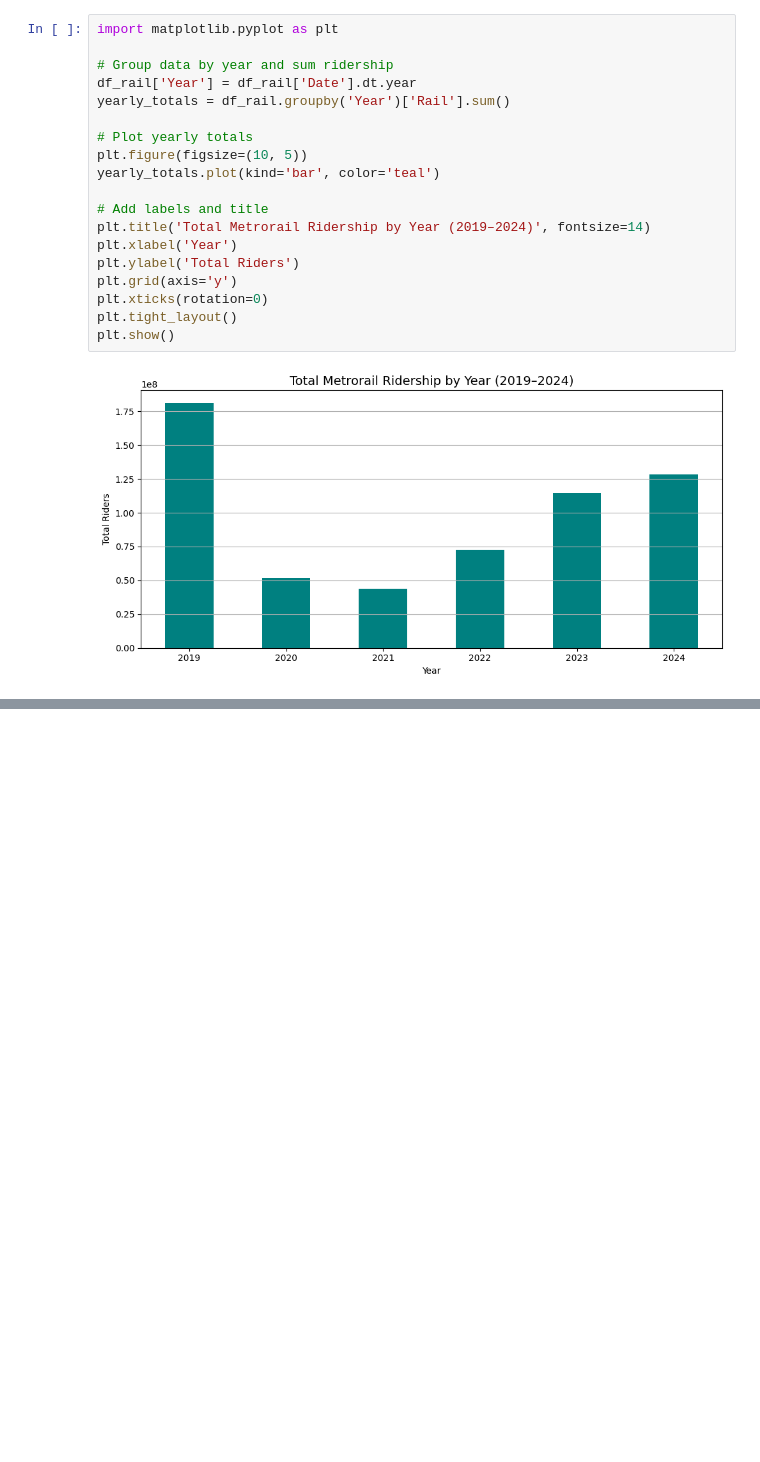
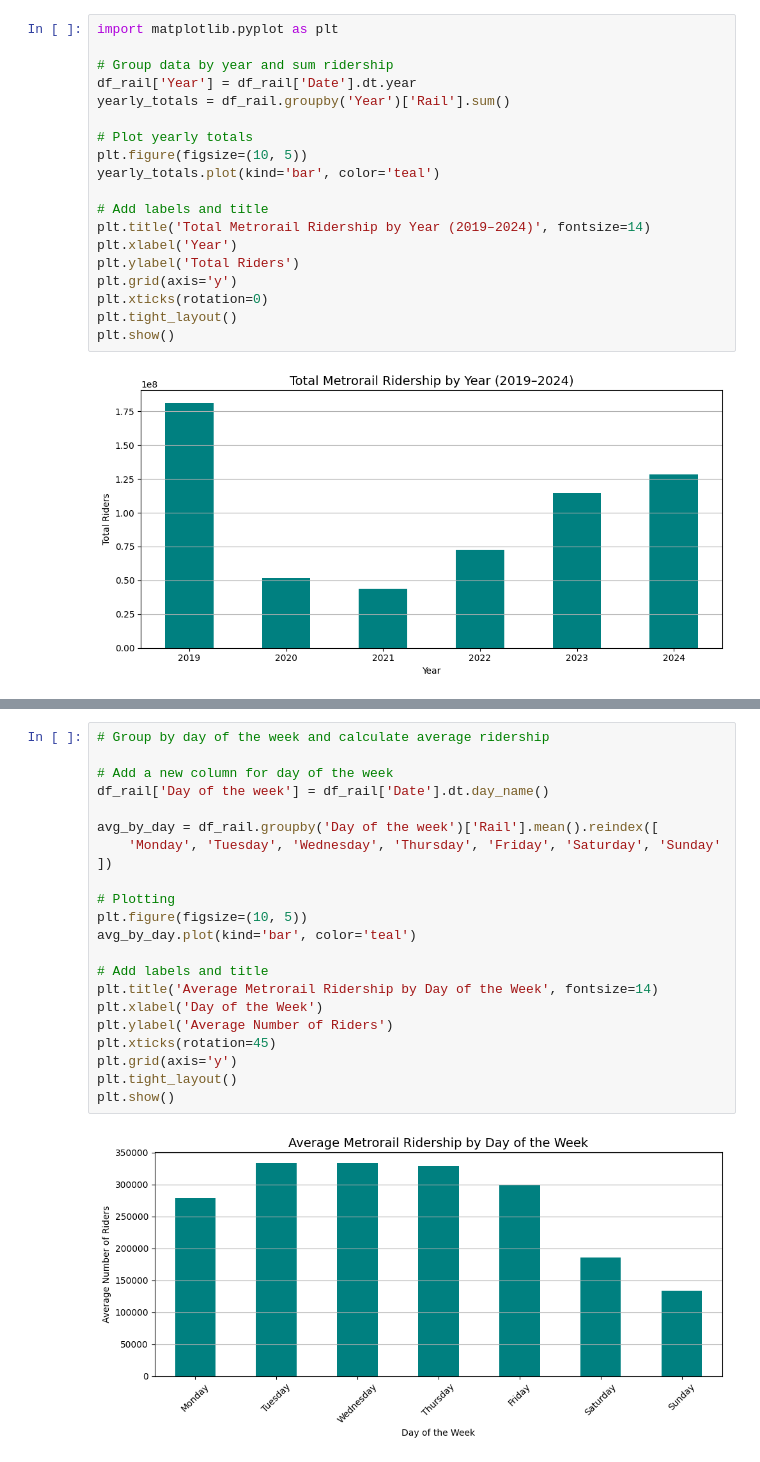
Before and after one commit to drodmay1/metro-ridership-capstone, a Jupyter notebook: notebooks/01_data_overview.ipynb, the cells around one changed output, grey strips where cells are left out. Cells and saved outputs as stored; diff of their text form; blank space fills up the shorter version.

Commit message:
Add weekday ridership analysis and chart

```diff
--- a/notebooks/01_data_overview.ipynb
+++ b/notebooks/01_data_overview.ipynb
@@ -152,0 +157,24 @@ plt.show()
+# %%
+# Group by day of the week and calculate average ridership
+
+# Add a new column for day of the week
+df_rail['Day of the week'] = df_rail['Date'].dt.day_name()
+
+avg_by_day = df_rail.groupby('Day of the week')['Rail'].mean().reindex([
+    'Monday', 'Tuesday', 'Wednesday', 'Thursday', 'Friday', 'Saturday', 'Sunday'
+])
+
+# Plotting
+plt.figure(figsize=(10, 5))
+avg_by_day.plot(kind='bar', color='teal')
+
+# Add labels and title
+plt.title('Average Metrorail Ridership by Day of the Week', fontsize=14)
+plt.xlabel('Day of the Week')
+plt.ylabel('Average Number of Riders')
+plt.xticks(rotation=45)
+plt.grid(axis='y')
+plt.tight_layout()
+plt.show()
+# %% [output]
+[figure, added]
```
Also changed, not shown: parts of 1 cell of this notebook.
